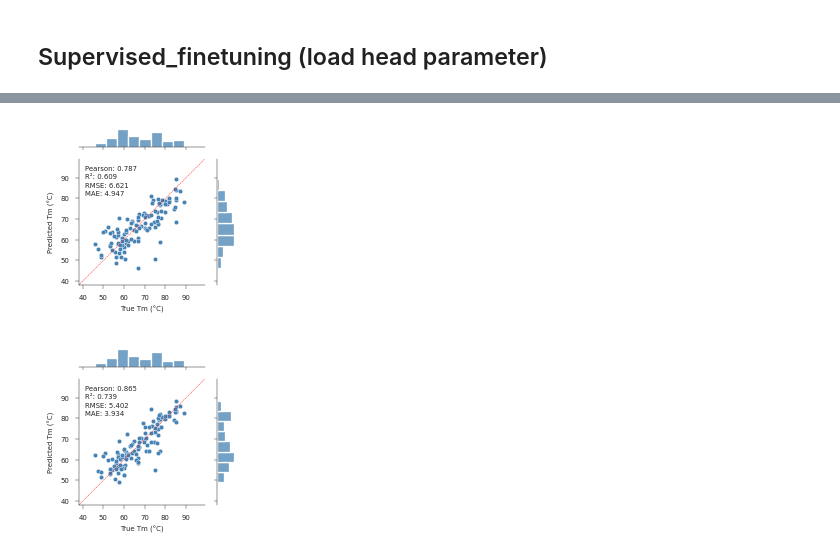
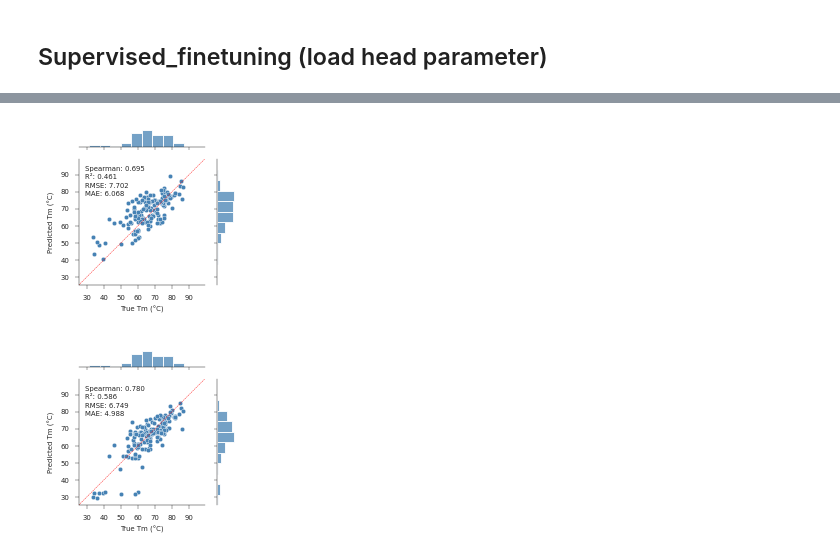
Before and after one commit to matsunagalab/paper_nanobody-thermostability-sae, a Jupyter notebook: supervised_finetuning/analyze_plm_sft.ipynb, the cells around one changed output, grey strips where cells are left out. Cells and saved outputs as stored; diff of their text form; code cells hidden in the pictures.

```diff
--- a/supervised_finetuning/analyze_plm_sft.ipynb
+++ b/supervised_finetuning/analyze_plm_sft.ipynb
@@ -7,7 +7,7 @@ import numpy as np
 from pathlib import Path
 # %%
 # set path
-json_path = './models/esm2_8m_base-sft/encoder_lr_5e-5_batch_size_16_encoder_weight_decay_0.0001/checkpoints/checkpoint-1450/trainer_state.json'
+json_path = './models/sft_esm2_8m_optuna/checkpoints/checkpoint-363/trainer_state.json'
 
 # load json file
 with open(json_path, 'r') as f:
@@ -19,4 +19,10 @@ if Path(json_path).exists():
 else:
     print(f"error: {json_path} not found.")
     print("please specify the correct path.")
+
+# Figure save directory: figure/<指定したフォルダ名>/
+experiment_name = "nbbench_8m"  # 画像保存先のサブフォルダ名（任意に指定）
+FIGURE_SAVE_DIR = Path("figure") / experiment_name
+FIGURE_SAVE_DIR.mkdir(parents=True, exist_ok=True)
+print(f"Figures will be saved to: {FIGURE_SAVE_DIR}")
 # %% [output]
@@ -617,26 +503,30 @@ def create_joint_plot(tm_values, predictions, metrics,
     rmse = metrics['rmse']
     r2 = metrics['r2']
     mae = metrics['mae']
-    pearson = metrics['pearson']
+    spearman = metrics['spearman']
 
     sns.set_style("whitegrid", {"grid.color": "0.9"})
     BORDER_COLOR = 'black'
     line_width = 0.3
+    plot_min, plot_max = 25, 99
 
+    # マージナルのバー太さをx・yで揃える: 同じビン範囲・ビン数でTm軸1単位あたりの幅を統一
     jp = sns.jointplot(x=tm_values, y=predictions,
                       kind="scatter",
                       height=figsize[0],
                       color="steelblue",
                       edgecolor="w",
-                      s=scatter_size)
+                      s=scatter_size,
+                      marginal_kws=dict(bins=12, binrange=(plot_min, plot_max)))
 
     jp.ax_marg_x.set_position([0.05, 0.82, 0.7, 0.1])
     jp.ax_marg_y.set_position([0.82, 0.05, 0.1, 0.7])
     jp.ax_joint.set_position([0.05, 0.05, 0.7, 0.7])
 
-    plot_min, plot_max = 38, 99
     jp.ax_joint.set_xlim(plot_min, plot_max)
     jp.ax_joint.set_ylim(plot_min, plot_max)
+    jp.ax_marg_x.set_xlim(plot_min, plot_max)
+    jp.ax_marg_y.set_ylim(plot_min, plot_max)
 
     for spine in jp.ax_joint.spines.values():
         if spine in [jp.ax_joint.spines['top'], jp.ax_joint.spines['right']]:
@@ -666,7 +556,14 @@ def create_joint_plot(tm_values, predictions, metrics,
     jp.ax_marg_y.grid(False)
     jp.ax_marg_y.tick_params(axis='y', direction="out", left=True, length=2, width=line_width)
 
-    jp.ax_joint.set_xticks([40, 50, 60, 70, 80, 90])
+    # マージナルの縦軸（上）・横軸（右）の最大値を揃え、データ1単位の見た目を統一
+    marg_x_ymax = jp.ax_marg_x.get_ylim()[1]
+    marg_y_xmax = jp.ax_marg_y.get_xlim()[1]
+    marginal_max = max(marg_x_ymax, marg_y_xmax)
+    jp.ax_marg_x.set_ylim(0, marginal_max)
+    jp.ax_marg_y.set_xlim(0, marginal_max)
+
+    jp.ax_joint.set_xticks([30, 40, 50, 60, 70, 80, 90])
     jp.ax_joint.tick_params(axis='both', direction="out", bottom=True, left=True, length=3, width=line_width, labelsize=tick_size)
 
     jp.ax_joint.grid(False)
@@ -678,7 +575,7 @@ def create_joint_plot(tm_values, predictions, metrics,
     if title:
         jp.fig.suptitle(title, fontsize=title_size)
 
-    stats_text = (f"Pearson: {pearson:.3f}\n"
+    stats_text = (f"Spearman: {spearman:.3f}\n"
                  f"R²: {r2:.3f}\n"
                  f"RMSE: {rmse:.3f}\n"
                  f"MAE: {mae:.3f}")
@@ -687,49 +584,44 @@ def create_joint_plot(tm_values, predictions, metrics,
                      transform=jp.ax_joint.transAxes,
                      fontsize=stats_size,
                      verticalalignment="top",
-                     linespacing=linespacing,
-                     bbox=dict(boxstyle="round",
-                              facecolor="white",
-                              alpha=0.5))
+                     linespacing=linespacing)
 
     return jp
 
 def save_plot(jp, filename='evaluation_tm_supervised.png', dpi=350):
-    save_dir = 'figure'
-    if not os.path.exists(save_dir):
-        os.makedirs(save_dir)
-
-    save_path = os.path.join(save_dir, filename)
-    jp.savefig(save_path, dpi=dpi, format="png")
+    save_dir = FIGURE_SAVE_DIR
+    save_dir.mkdir(parents=True, exist_ok=True)
+    save_path = save_dir / filename
+    jp.savefig(str(save_path), dpi=dpi, format="png")
 
 jp_pretrained = create_joint_plot(y_test,
                           y_pred_pretrained,
                           pretrained_metrics,
                           figsize=(1.8, 1.8),
                           scatter_size=10,
                           tick_size=5,
                           label_size=5,
                           stats_size=5,
                           linespacing=1.5)
 
 save_plot(jp_pretrained, filename='evaluation_tm_Pre-trained.png', dpi=350)
 plt.show()
 
 jp_sft = create_joint_plot(y_test,
                           y_pred_sft,
                           sft_metrics,
                           figsize=(1.8, 1.8),
                           scatter_size=10,
                           tick_size=5,
                           label_size=5,
                           stats_size=5,
                           linespacing=1.5)
 
 save_plot(jp_sft, filename='evaluation_tm_SFT.png', dpi=350)
 plt.show()
 # %% [output]
-[figure, old version]
+[figure, new version]
-[figure, old version]
+[figure, new version]
 # %%
 import matplotlib.pyplot as plt
 import numpy as np
```
Also changed, not shown: parts of 20 cells of this notebook, 6 other files.
